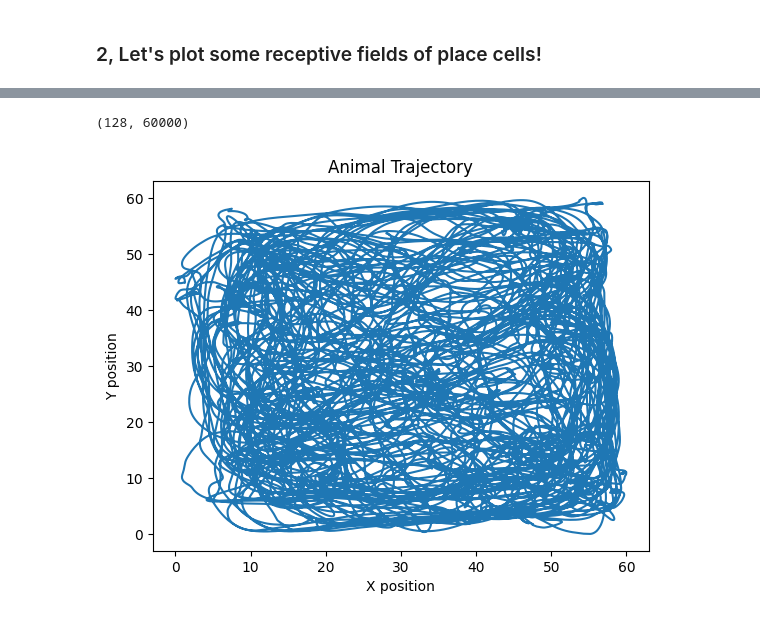
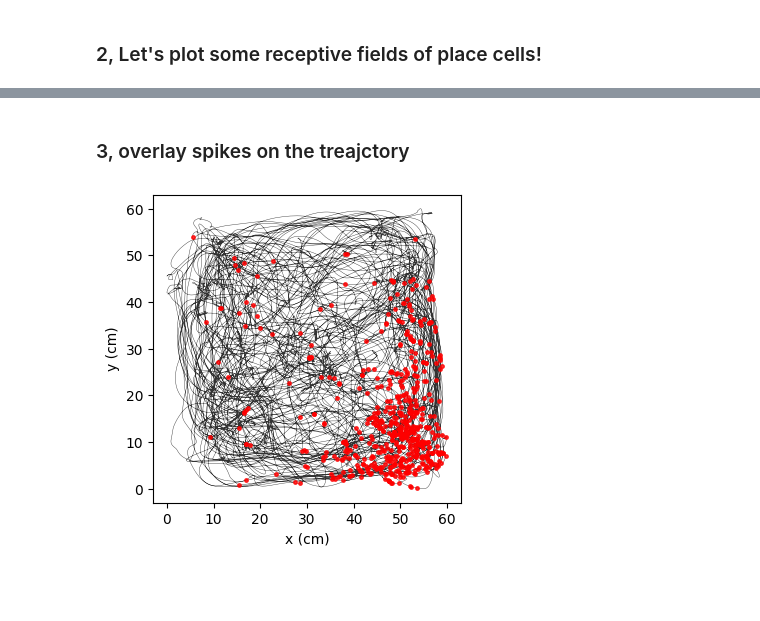
Before and after one commit to ZilongJi/NEUR0016Lectures, a Jupyter notebook: HPCSpatialRepresentation.ipynb, the cells around one changed output, grey strips where cells are left out. Drawn from its saved outputs; the diff is of its cells as text; code cells hidden in the pictures; blank space fills up the shorter version.

```diff
--- a/HPCSpatialRepresentation.ipynb
+++ b/HPCSpatialRepresentation.ipynb
@@ -57,14 +57,21 @@ sns.despine(ax=ax1, offset=5)
-# %%
-SpikeArray.shape
-# %% [output]
-(128, 60000)
-# %%
-#plot animal trajectory
-fig, ax = plt.subplots()
-ax.plot(position[:, 0], position[:, 1])
-ax.set_xlabel('X position')
-ax.set_ylabel('Y position')
-ax.set_title('Animal Trajectory')
-plt.show()
-# %% [output]
-[figure, removed]
+# %% [markdown]
+### 3, overlay spikes on the treajctory
+# %%
+# Create a new figure and axes
+fig, ax = plt.subplots(figsize=(4, 4), dpi=100)
+
+cell_idx = 15
+spike_positions = position[SpikeArray[cell_idx, :].nonzero()[0], :]
+
+# Plot the trajectory
+ax.plot(position[:, 0], position[:, 1], 'k', alpha=0.8, linewidth=0.3)
+
+# Plot the spike positions for cell 15
+ax.plot(spike_positions[:, 0], spike_positions[:, 1], 'r.', markersize=5, alpha=0.8)
+
+# Set labels and aspect ratio
+ax.set_xlabel('x (cm)', fontsize=labelsize)
+ax.set_ylabel('y (cm)', fontsize=labelsize)
+ax.set_aspect('equal')
+# %% [output]
+[figure, added]
```
Also changed, not shown: parts of 1 cell of this notebook.
